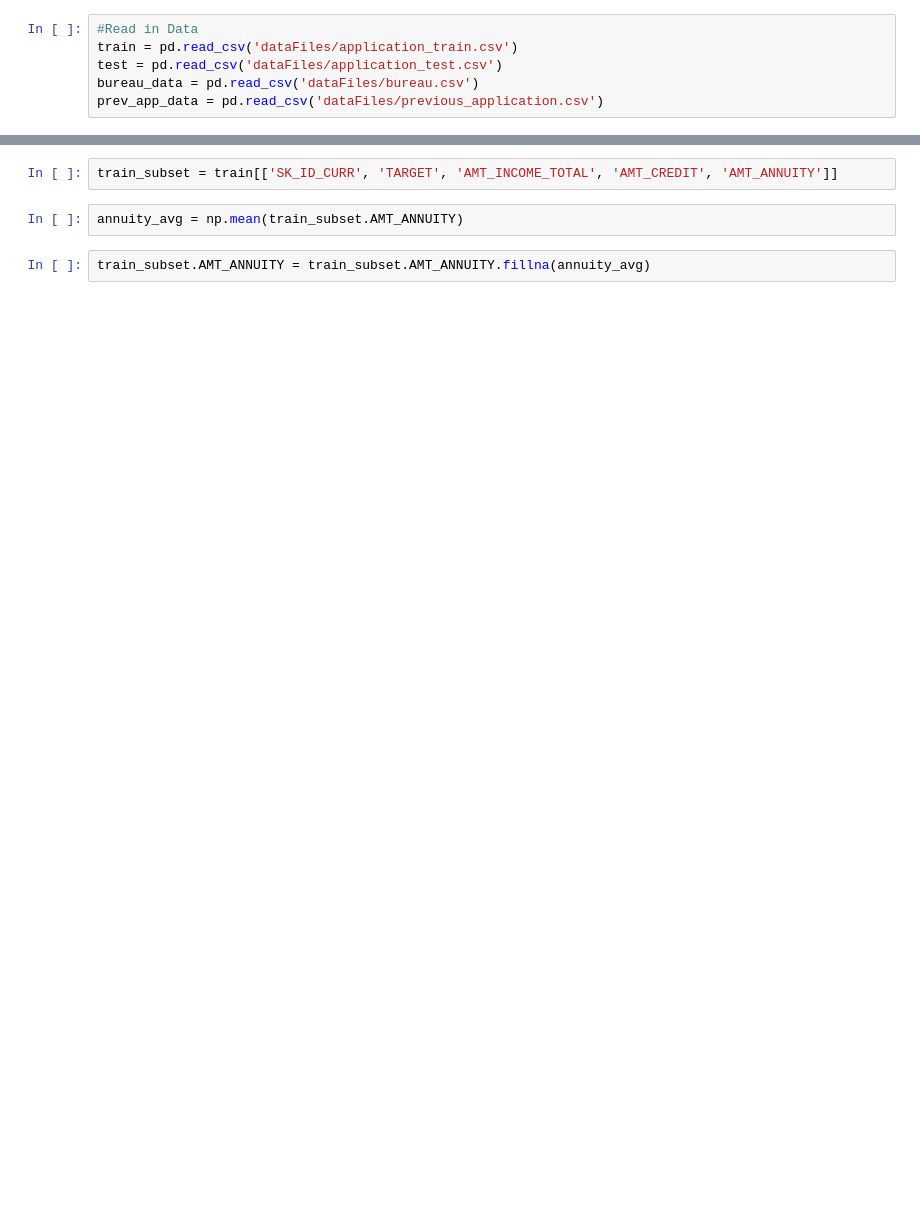
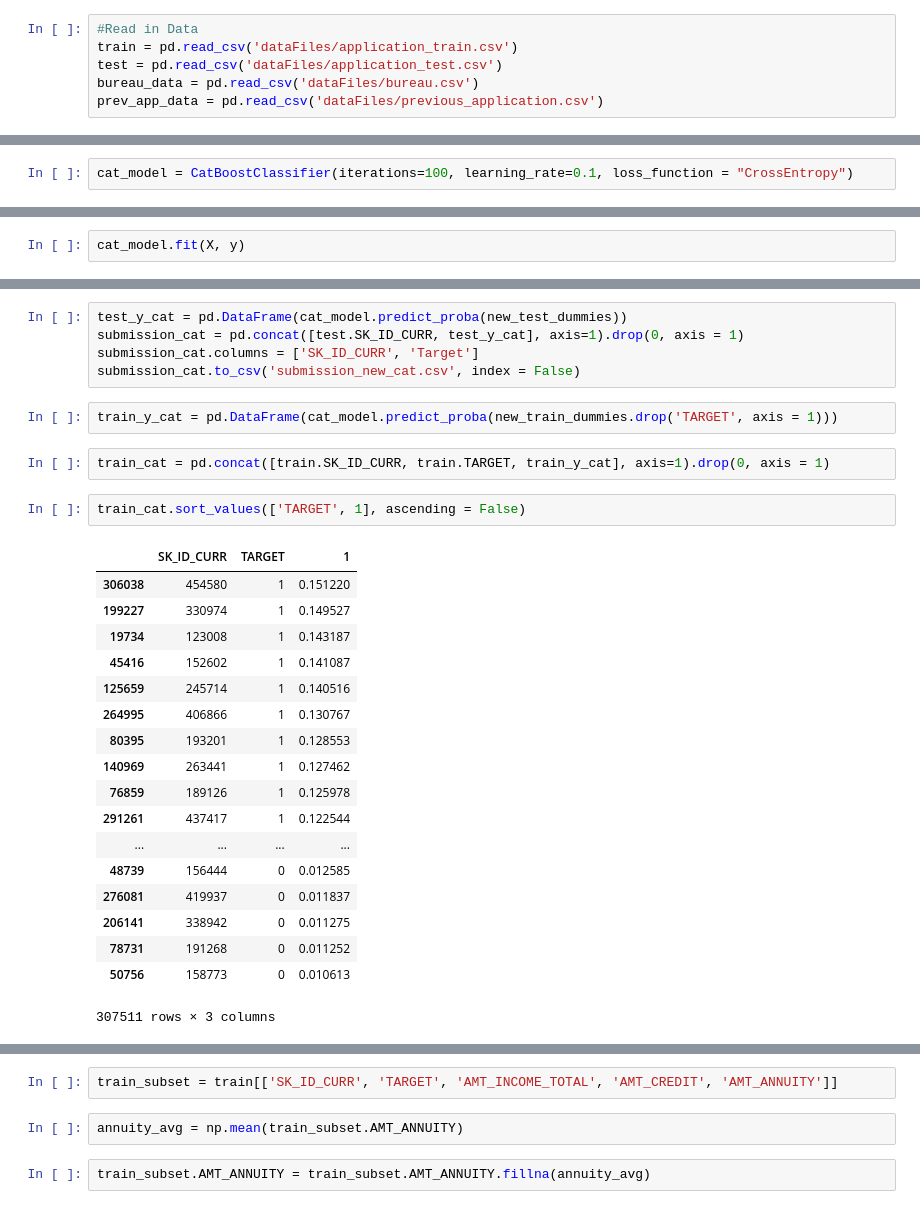
Before and after one commit to mtodisco10/home-credit-default-risk, a Jupyter notebook: home_credit_default_script.ipynb, the cells around one changed output, grey strips where cells are left out. Cells and saved outputs as stored; diff of their text form; blank space fills up the shorter version.

```diff
--- a/home_credit_default_script.ipynb
+++ b/home_credit_default_script.ipynb
@@ -14,0 +69,2 @@ prev_app_data = pd.read_csv('dataFiles/previous_application.csv')
+# %%
+cat_model = CatBoostClassifier(iterations=100, learning_rate=0.1, loss_function = "CrossEntropy")
@@ -14,0 +75,2 @@ prev_app_data = pd.read_csv('dataFiles/previous_application.csv')
+# %%
+cat_model.fit(X, y)
@@ -14,0 +96,30 @@ prev_app_data = pd.read_csv('dataFiles/previous_application.csv')
+# %%
+test_y_cat = pd.DataFrame(cat_model.predict_proba(new_test_dummies))
+submission_cat = pd.concat([test.SK_ID_CURR, test_y_cat], axis=1).drop(0, axis = 1)
+submission_cat.columns = ['SK_ID_CURR', 'Target']
+submission_cat.to_csv('submission_new_cat.csv', index = False)
+# %%
+train_y_cat = pd.DataFrame(cat_model.predict_proba(new_train_dummies.drop('TARGET', axis = 1)))
+# %%
+train_cat = pd.concat([train.SK_ID_CURR, train.TARGET, train_y_cat], axis=1).drop(0, axis = 1)
+# %%
+train_cat.sort_values(['TARGET', 1], ascending = False)
+# %% [output]
+|  | SK_ID_CURR | TARGET | 1 |
+| 306038 | 454580 | 1 | 0.151220 |
+| 199227 | 330974 | 1 | 0.149527 |
+| 19734 | 123008 | 1 | 0.143187 |
+| 45416 | 152602 | 1 | 0.141087 |
+| 125659 | 245714 | 1 | 0.140516 |
+| 264995 | 406866 | 1 | 0.130767 |
+| 80395 | 193201 | 1 | 0.128553 |
+| 140969 | 263441 | 1 | 0.127462 |
+| 76859 | 189126 | 1 | 0.125978 |
+| 291261 | 437417 | 1 | 0.122544 |
+| ... | ... | ... | ... |
+| 48739 | 156444 | 0 | 0.012585 |
+| 276081 | 419937 | 0 | 0.011837 |
+| 206141 | 338942 | 0 | 0.011275 |
+| 78731 | 191268 | 0 | 0.011252 |
+| 50756 | 158773 | 0 | 0.010613 |
+307511 rows × 3 columns
```
Also changed, not shown: parts of 59 cells of this notebook.
